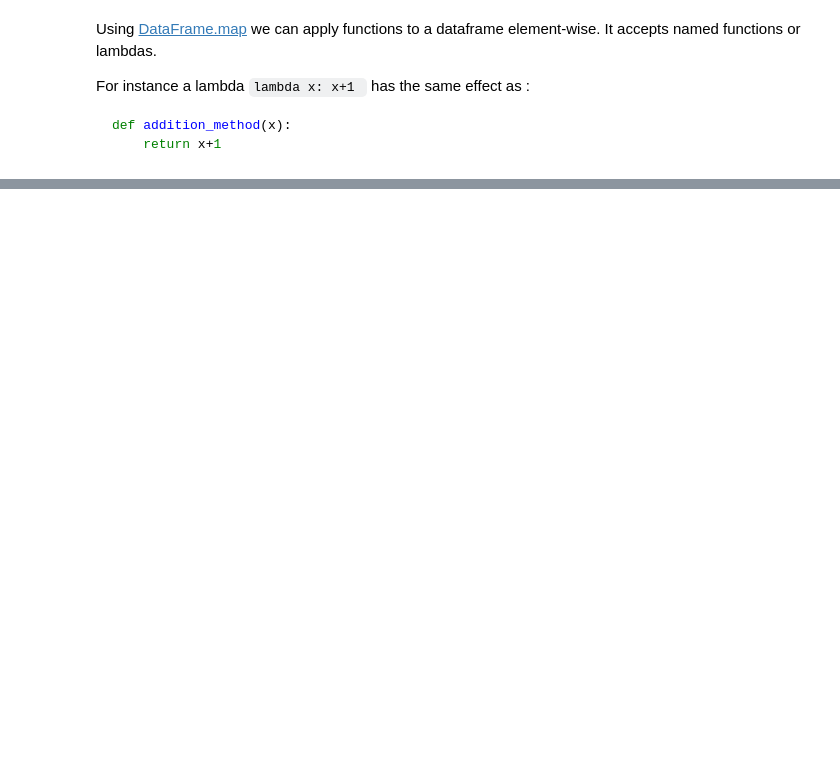
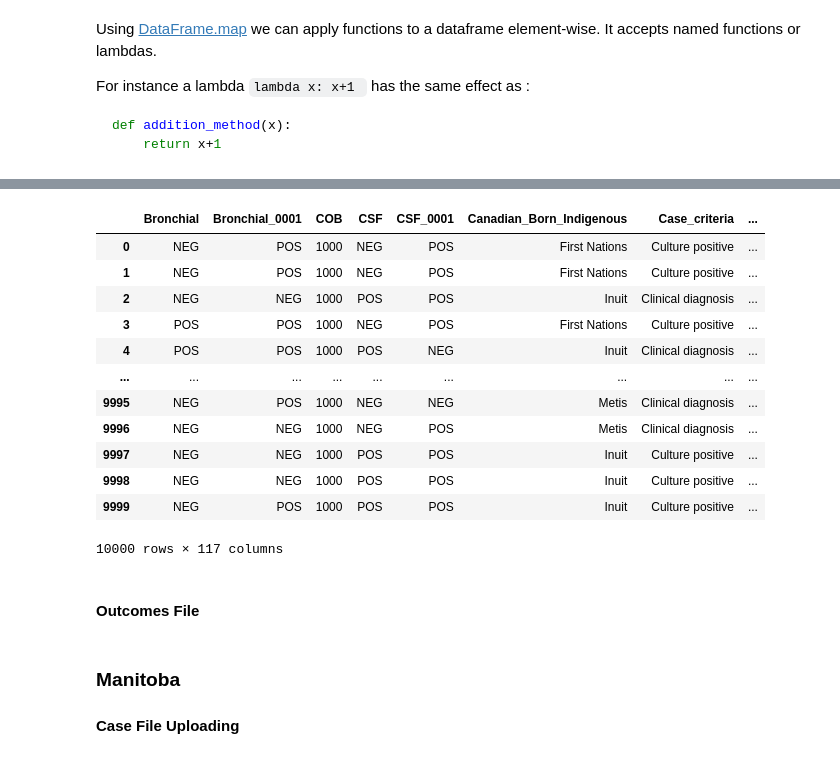
Before and after one commit to niranjan-ramesh/custom-images, a Jupyter notebook: analytics-environment/generate-synthetic-data.ipynb, the cells around one changed output, grey strips where cells are left out. Cells and saved outputs as stored; diff of their text form; code cells hidden in the pictures; blank space fills up the shorter version.

```diff
--- a/analytics-environment/generate-synthetic-data.ipynb
+++ b/analytics-environment/generate-synthetic-data.ipynb
@@ -237,0 +315,56 @@ df.to_excel(Path(DATA_FILE), index=False)
+# %%
+def populate_death(row):
+    if row['Yes_no_unknown'] == 'Yes':
+        row['If_Yes'] = dt.date(start=row['Provincial_territorial_case_date'].year)
+        row['F84'] = generic.choice(CAUSES_OF_DEATH)
+    return row
+
+df = df.apply(populate_death, axis=1)
+# %%
+def populate_history(row):
+    if row['Yes_No'] == "No":
+
+        prev_date= dt.date(end=row['Provincial_territorial_case_date'].year)
+
+        row['F87'] = prev_date
+        row['F88'] = address.country()
+        row['F89'] = generic.choice(['Yes', 'No', '', None])
+        row['F90'] = dt.date(start=prev_date.year, end=row['Provincial_territorial_case_date'].year)
+
+        row['F91'] = generic.choice(CHECK_UNCHECK),
+        row['F92'] = generic.choice(CHECK_UNCHECK),
+        row['F93'] = generic.choice(CHECK_UNCHECK)
+        row['F94'] = generic.choice(CHECK_UNCHECK)
+        row['F95'] = generic.choice(CHECK_UNCHECK)
+        row['F96'] = generic.choice(CHECK_UNCHECK)
+        row['F97'] = generic.choice(CHECK_UNCHECK)
+        row['F98'] = generic.choice(CHECK_UNCHECK)
+        row['F99'] = generic.choice(CHECK_UNCHECK)
+        row['F100'] = generic.choice(CHECK_UNCHECK)
+        row['F101'] = generic.choice(CHECK_UNCHECK)
+        row['F102'] = generic.choice(CHECK_UNCHECK)
+        row['F103'] = generic.choice(CHECK_UNCHECK)
+        row['F104'] = generic.choice(CHECK_UNCHECK)
+        row['F105'] = generic.choice(CHECK_UNCHECK)
+        row['F106'] = generic.choice(CHECK_UNCHECK)
+        row['F107'] = generic.choice(CHECK_UNCHECK)
+    if(row['F122'] == "Yes"):
+        row['F123'] = numeric.integer_number(start=1, end=5)
+    return row
+df = df.apply(populate_history, axis=1)
+# %%
+df
+# %% [output]
+|  | Bronchial | Bronchial_0001 | COB | CSF | CSF_0001 | Canadian_Born_Indigenous | Case_criteria | ... |
+| 0 | NEG | POS | 1000 | NEG | POS | First Nations | Culture positive | ... |
+| 1 | NEG | POS | 1000 | NEG | POS | First Nations | Culture positive | ... |
+| 2 | NEG | NEG | 1000 | POS | POS | Inuit | Clinical diagnosis | ... |
+| 3 | POS | POS | 1000 | NEG | POS | First Nations | Culture positive | ... |
+| 4 | POS | POS | 1000 | POS | NEG | Inuit | Clinical diagnosis | ... |
+| ... | ... | ... | ... | ... | ... | ... | ... | ... |
+| 9995 | NEG | POS | 1000 | NEG | NEG | Metis | Clinical diagnosis | ... |
+| 9996 | NEG | NEG | 1000 | NEG | POS | Metis | Clinical diagnosis | ... |
+| 9997 | NEG | NEG | 1000 | POS | POS | Inuit | Culture positive | ... |
+| 9998 | NEG | NEG | 1000 | POS | POS | Inuit | Culture positive | ... |
+| 9999 | NEG | POS | 1000 | POS | POS | Inuit | Culture positive | ... |
+10000 rows × 117 columns
@@ -237,0 +374,2 @@ df.to_excel(Path(DATA_FILE), index=False)
+# %% [markdown]
+#### Outcomes File
@@ -237,0 +442,4 @@ df.to_excel(Path(DATA_FILE), index=False)
+# %% [markdown]
+### Manitoba
+
+#### Case File Uploading
```
Also changed, not shown: parts of 28 cells of this notebook, 1 other file.
